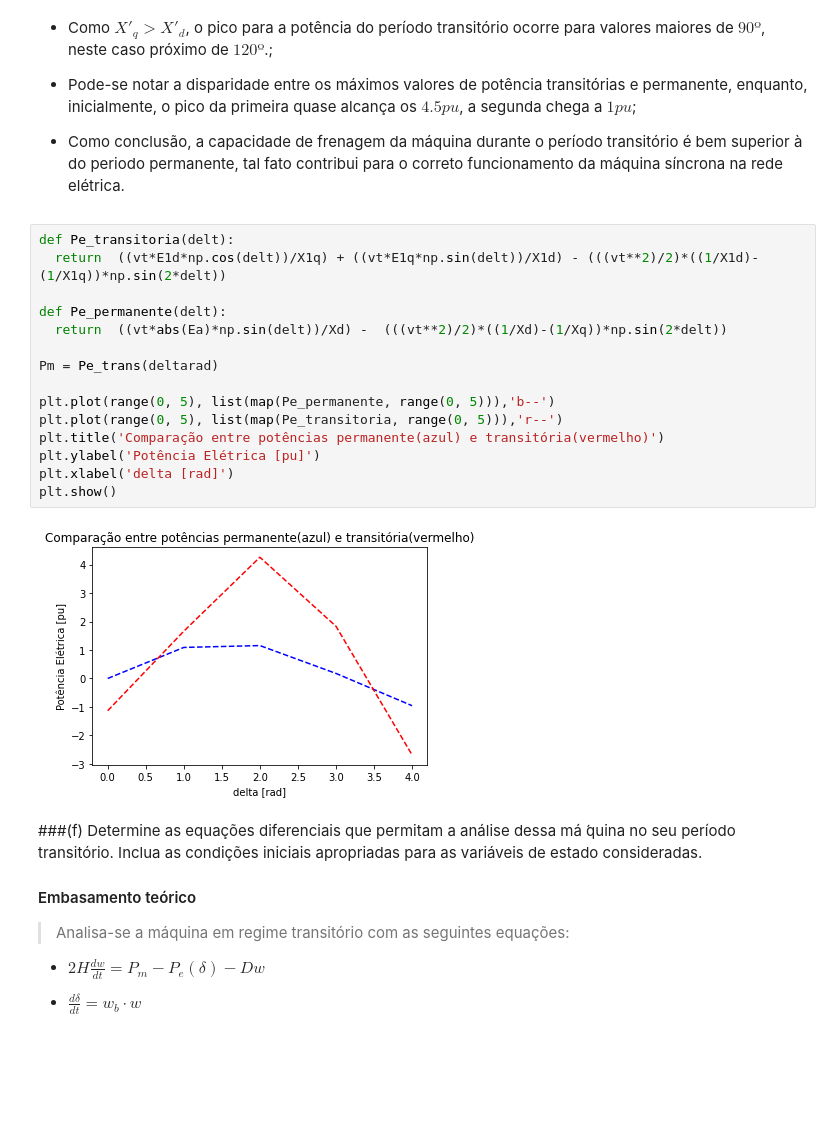
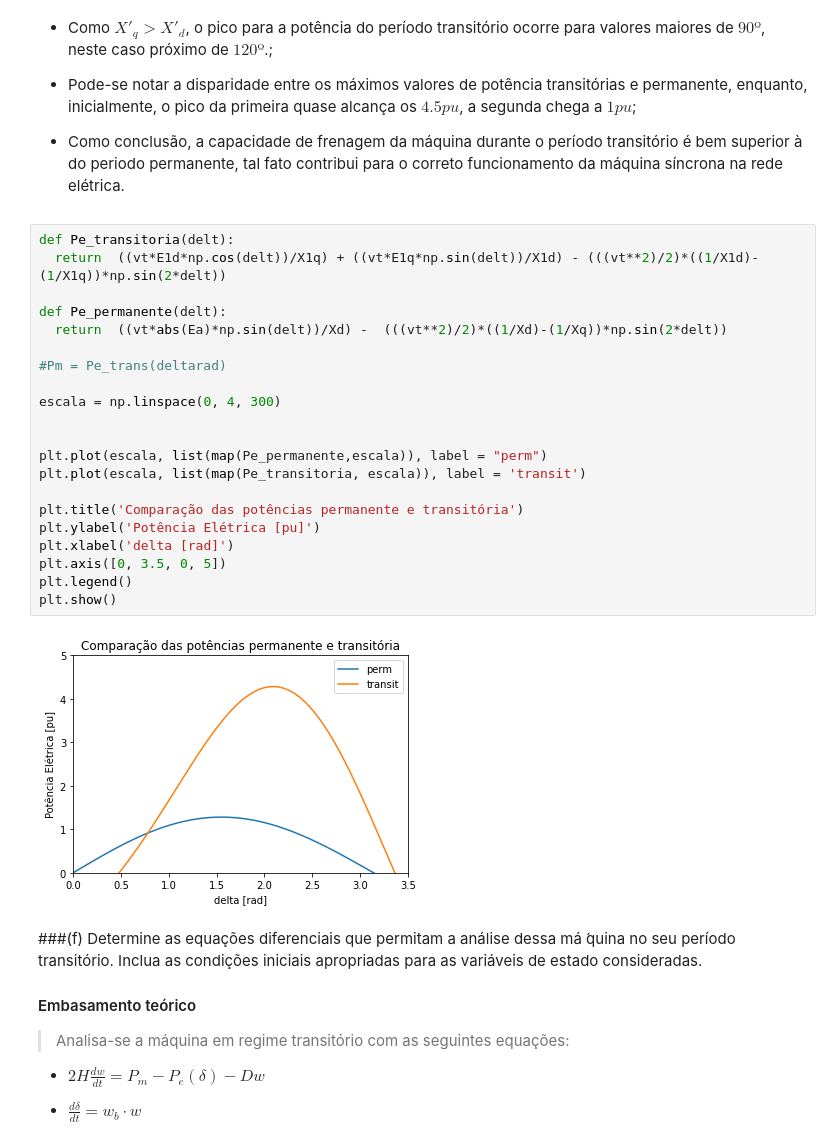
Before and after one commit to Marcozambeli/General, a Jupyter notebook: Trabalho_2_EST_SE_Marco_Antonio_Zambeli.ipynb, the cells around one changed output. Cells and saved outputs as stored; diff of their text form; blank space fills up the shorter version.

```diff
--- a/Trabalho_2_EST_SE_Marco_Antonio_Zambeli.ipynb
+++ b/Trabalho_2_EST_SE_Marco_Antonio_Zambeli.ipynb
@@ -278,20 +278,26 @@ Do gráfico abaixo, tira-se algumas conclusões:
 # %%
 def Pe_transitoria(delt):
   return  ((vt*E1d*np.cos(delt))/X1q) + ((vt*E1q*np.sin(delt))/X1d) - (((vt**2)/2)*((1/X1d)-(1/X1q))*np.sin(2*delt))
 
 def Pe_permanente(delt):
   return  ((vt*abs(Ea)*np.sin(delt))/Xd) -  (((vt**2)/2)*((1/Xd)-(1/Xq))*np.sin(2*delt))
 
-Pm = Pe_trans(deltarad)
+#Pm = Pe_trans(deltarad)
 
-plt.plot(range(0, 5), list(map(Pe_permanente, range(0, 5))),'b--')
-plt.plot(range(0, 5), list(map(Pe_transitoria, range(0, 5))),'r--')
-plt.title('Comparação entre potências permanente(azul) e transitória(vermelho)')
+escala = np.linspace(0, 4, 300)
+
+
+plt.plot(escala, list(map(Pe_permanente,escala)), label = "perm")
+plt.plot(escala, list(map(Pe_transitoria, escala)), label = 'transit')
+
+plt.title('Comparação das potências permanente e transitória')
 plt.ylabel('Potência Elétrica [pu]')
 plt.xlabel('delta [rad]')
+plt.axis([0, 3.5, 0, 5])
+plt.legend()
 plt.show()
 # %% [output]
-[figure, old version]
+[figure, new version]
 # %% [markdown]
 ###(f) Determine as equações diferenciais que permitam a análise dessa má ́quina no seu período transitório. Inclua as condições iniciais apropriadas para as variáveis de estado consideradas.
 
```
